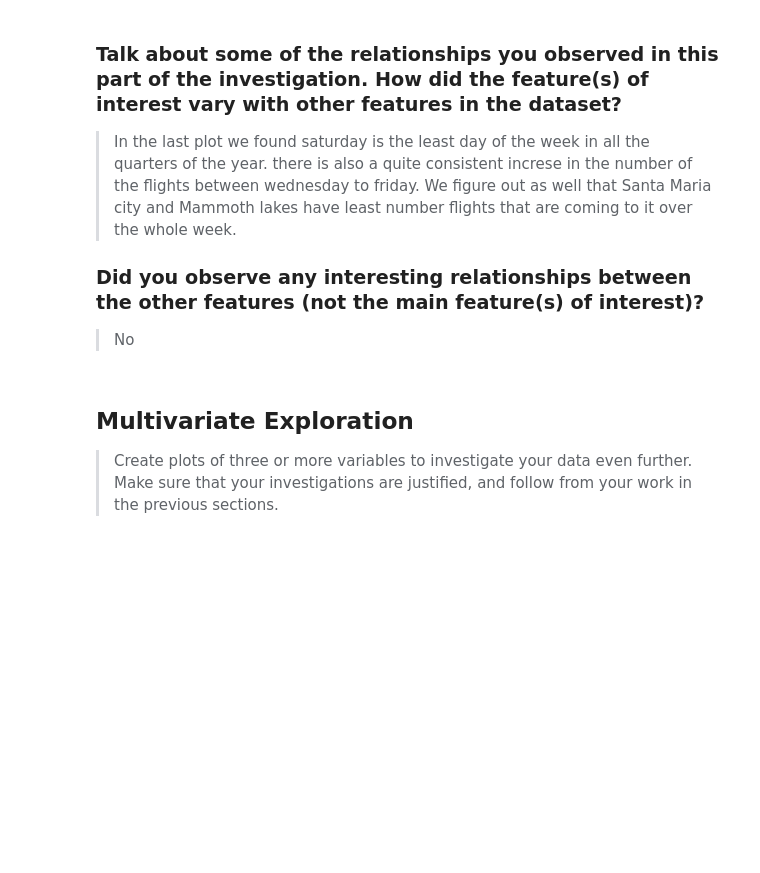
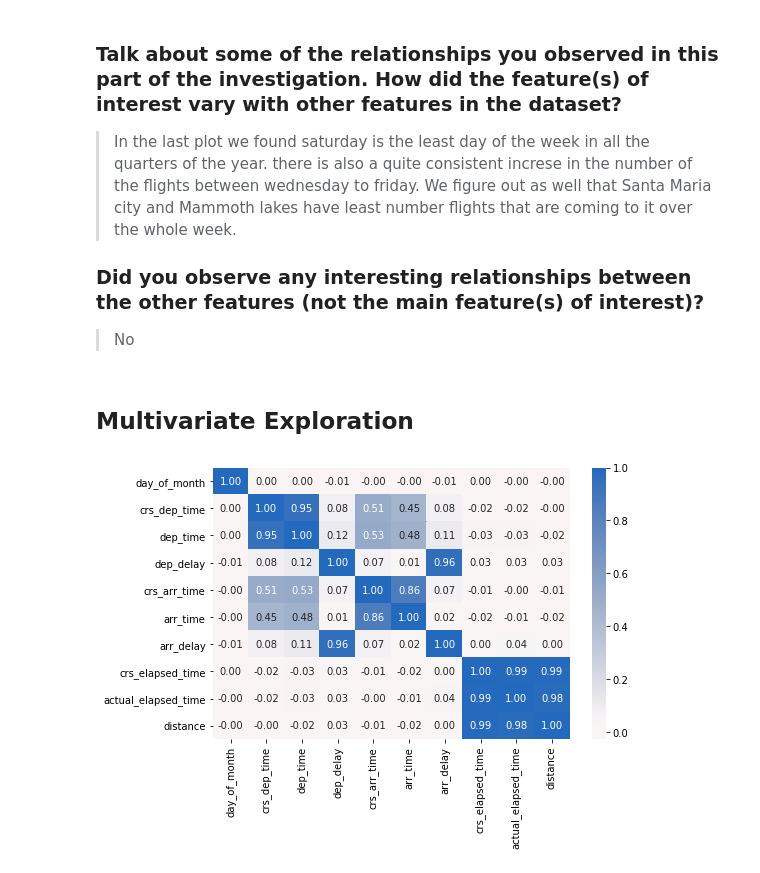
Before and after one commit to Faisal-AlDhuwayhi/Communicate-Data-Findings, a Jupyter notebook: exploration_template.ipynb, the cells around one changed output. Cells and saved outputs as stored; diff of their text form; code cells hidden in the pictures; blank space fills up the shorter version.

Commit message:
Add multivariate plots

```diff
--- a/exploration_template.ipynb
+++ b/exploration_template.ipynb
@@ -442,9 +442,13 @@ ax.legend(loc='center left', bbox_to_anchor=(1, 0.5), title = 'Day of Week');
 ### Did you observe any interesting relationships between the other features (not the main feature(s) of interest)?
 
 > No
-# %% [markdown]
-## Multivariate Exploration
-
-> Create plots of three or more variables to investigate your data even
-further. Make sure that your investigations are justified, and follow from
-your work in the previous sections.
+# %% [markdown]
+## Multivariate Exploration
+# %%
+# Correlation Matrices
+plt.figure(figsize=[8,5])
+corr_flights_master = flights_master.corr().drop('cancelled', axis=0)
+corr_flights_master = corr_flights_master.drop('cancelled', axis=1)
+sb.heatmap(corr_flights_master, annot = True, fmt = '.2f', cmap = 'vlag_r', center = 0);
+# %% [output]
+[figure, added]
```
Also changed, not shown: parts of 7 cells of this notebook.
